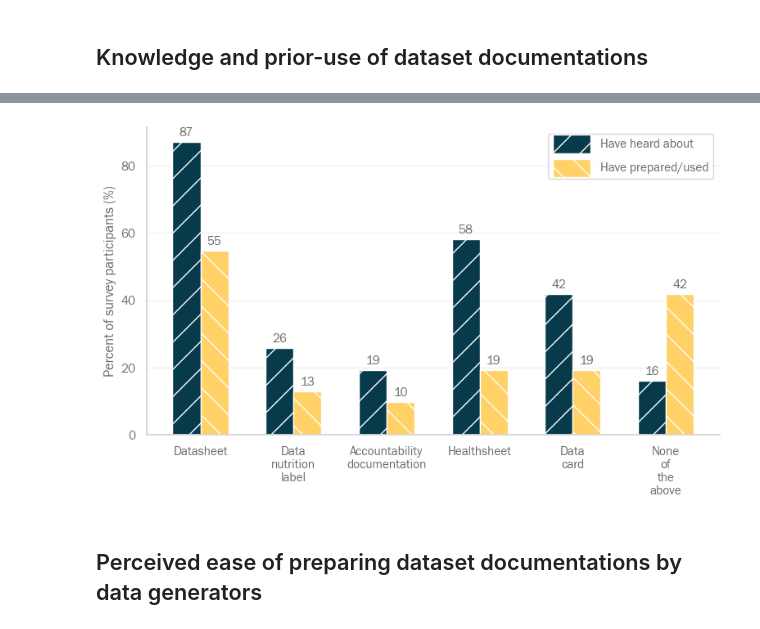
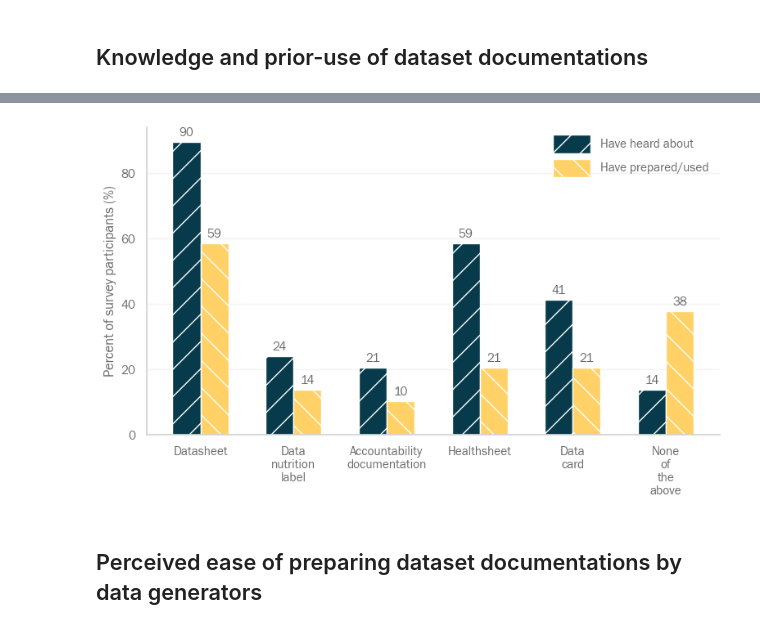
Before and after one commit to AI-READI/dataset-documentation-paper-code, a Jupyter notebook: survey-analysis.ipynb, the cells around one changed output, grey strips where cells are left out. Cells and saved outputs as stored; diff of their text form; code cells hidden in the pictures.

```diff
--- a/survey-analysis.ipynb
+++ b/survey-analysis.ipynb
@@ -51,29 +51,38 @@ df = pd.read_excel("inputs/dataset/primary/survey-results.xlsx")
 # %% [markdown]
 ## Number of participants
 # %%
-# separte the row with questions
+# separate the row with questions
 df_questions = df.iloc[0]
 df_responses = df.iloc[1:].reset_index(drop=True)
 
 # count
 total = len(df_responses)
-notcompleted = len(df_responses[df_responses["Q15"].str.contains("Neither")])
-completed = total - notcompleted
+notsuitable = len(df_responses[df_responses["Q15"].str.contains("Neither")])
+df_responses = df_responses.drop(
+    df_responses[df_responses["Q15"].str.contains("Neither")].index
+)
+
+notcompleted = len(df_responses[df_responses["Finished"].str.contains("False")])
+df_responses = df_responses.drop(
+    df_responses[df_responses["Finished"].str.contains("False")].index
+)
+
+completed = total - notsuitable - notcompleted
 print("A total of", total, "people participated in the survey.")
 print(
     "Of them",
+    notsuitable,
+    "did not identify as either data generators or consumers so they did not complete the survey,",
+)
+print(
+    "and",
     notcompleted,
-    "did not identify as either data generators or consumers so they did not complete the survey.",
+    "did not complete the survey fully.",
 )
 print(
     "We only analyzed responses from the",
     completed,
     "participants who completed the survey.",
 )
-
-# keep only full survey participants
-df_responses = df_responses.drop(
-    df_responses[df_responses["Q15"].str.contains("Neither")].index
-)
 # %% [output]
 A total of 33 people participated in the survey.
@@ -104,5 +116,4 @@ Both 11 35.5
 # %%
-role_labels = ["Data generator", "Data consumer", "Both"]
 role_labels = role_labels + ["Total"]
 profile_list = []
 row = ["Total", ""]
@@ -208,6 +219,7 @@ for i in range(len(questionids)):
     dict_df[labels_list[i] + " %"] = df_k2
     print(labels_list[i])
     display(df_k)
+    display(df_k2)
 # %% [output]
 Have heard about
 |  | Option | Data generator | Data consumer | Both | Total |
@@ -234,35 +260,37 @@ for label in labels_list:
     df_k2 = dict_df[label + " %"]
     y_list.append(list(df_k2["Total"].values))
 labels = []
 for option in doc_options:
     if len(option.split()) > 1:
         option = "\n".join(option.split())
     labels.append(option)
 count = 0
 for y in y_list:
     bars = ax.bar(
         x + width * count,
         y,
         width,
         color=colors[count],
         hatch=patterns[count],
         label=labels_list[count],
     )
     ax.bar_label(bars, fmt="%.f", padding=3, fontsize=11)
     count += 1
 
 ax.set_xticks(x + width / 2, labels)
 ax.set_ylabel("Percent of survey participants (%)", fontsize=12)
 ax.set_axisbelow(True)
-leg = ax.legend(loc="upper right", labelspacing=1, handlelength=3, facecolor="white")
+leg = ax.legend(
+    loc="upper right", labelspacing=1, handlelength=3, facecolor="white", frameon=False
+)
 for patch in leg.get_patches():
     patch.set_height(16)
     patch.set_y(-5)
 ax.grid(axis="y", color="0.95")
 fig.tight_layout()
 fig.savefig("outputs/survey_prior_knowledge_use.png", dpi=200)
 # %% [output]
-[figure, old version]
+[figure, new version]
 # %% [markdown]
 ## Perceived ease of preparing dataset documentations by data generators
 # %% [markdown]
```
Also changed, not shown: parts of 51 cells of this notebook, 20 other files.
